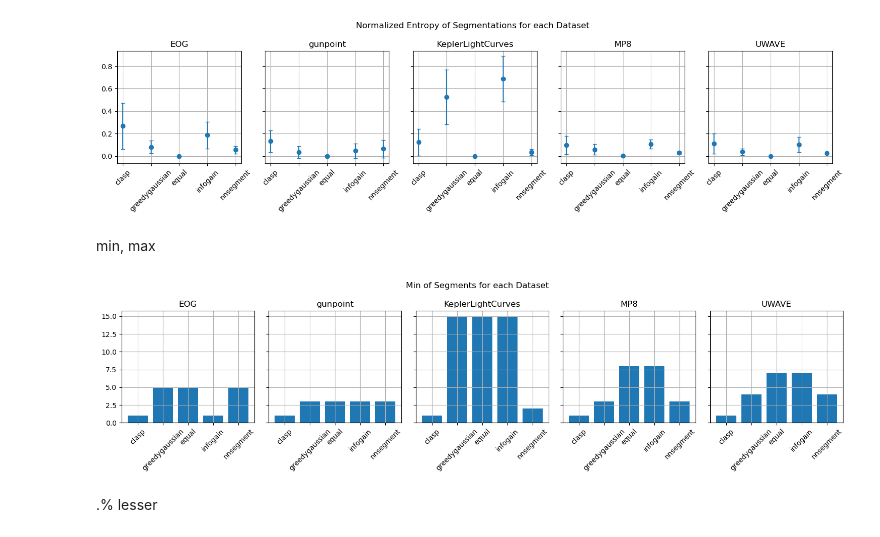
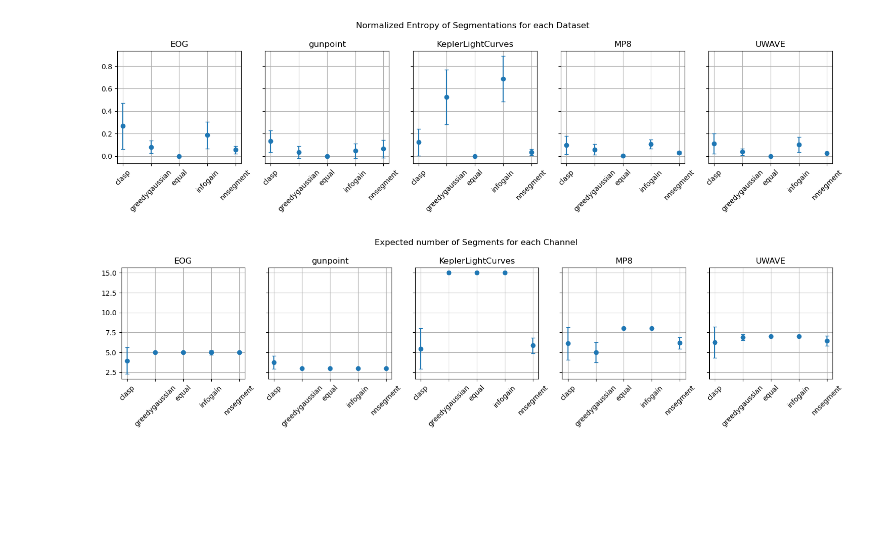
Before and after one commit to davide-serramazza/segment_SHAP, a Jupyter notebook: evaluate_segmentations.ipynb, the cells around one changed output. Drawn from its saved outputs; the diff is of its cells as text; code cells hidden in the pictures; blank space fills up the shorter version.

Commit message:
even more results and analysis

```diff
--- a/evaluate_segmentations.ipynb
+++ b/evaluate_segmentations.ipynb
@@ -226,34 +226,36 @@ fig.suptitle("Normalized Entropy of Segmentations for each Dataset")
 fig.tight_layout()
 # %% [output]
 [figure]
-# %% [markdown]
-min, max
 # %%
+dataset_names = df["Dataset"].unique()
+segmentation_names = df['Segmentation'].unique()
+
 mask = (df["Metric"]=="segmentstats")
 df2 = df.loc[mask, ["Dataset", "Segmentation", "Perturb", "Result"]]
 
 fig, ax = plt.subplots(1, len(dataset_names), figsize = (15,4), sharex=False, sharey=True)
 
 for i, dataset_name in enumerate(dataset_names):
 
     mask = (df2["Dataset"]==dataset_name)
     df3 = df2.loc[mask, ["Segmentation", "Perturb", "Result"]]
     ax[i].set_title(dataset_name)
 
-    mask = (df3["Perturb"]=="min_segments")
+    mask = (df3["Perturb"]=="n_segments_mean")
     df4 = df3.loc[mask, ["Segmentation", "Result"]]
 
     x = df4["Segmentation"].values
     y = df4["Result"].values
 
+    mask = (df3["Perturb"]=="n_segments_std")
+    df5 = df3.loc[mask, ["Segmentation", "Result"]]
+    e = df5["Result"].values
 
-    ax[i].bar(x, y)
+    ax[i].errorbar(x, y, e, linestyle='None', marker='o', capsize=3)
     ax[i].grid()
     ax[i].tick_params("x", rotation=45)
 
-fig.suptitle("Min of Segments for each Dataset")
+fig.suptitle("Expected number of Segments for each Channel")
 fig.tight_layout()
 # %% [output]
-[figure, old version]
+[figure, new version]
-# %% [markdown]
-.% lesser
```
Also changed, not shown: parts of 9 cells of this notebook, 3 other files.
